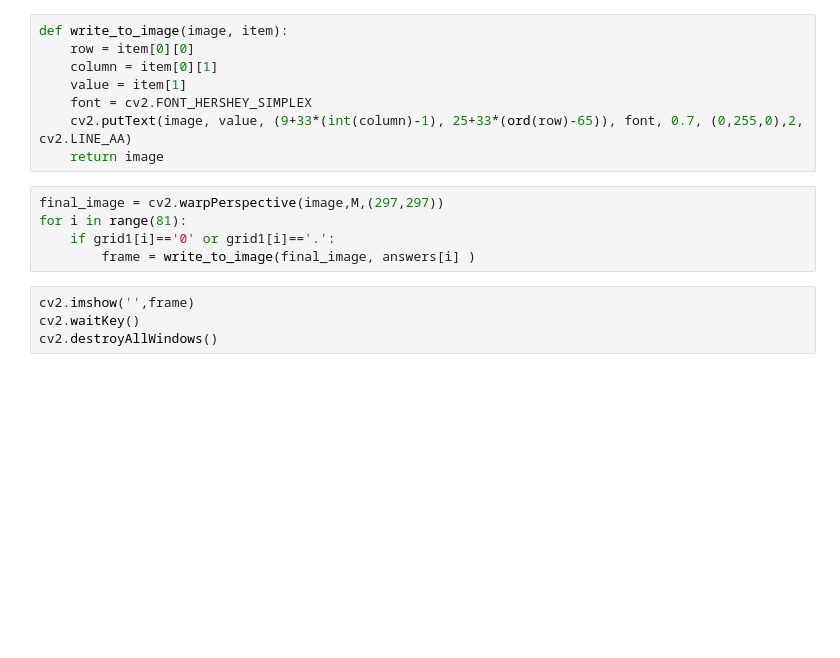
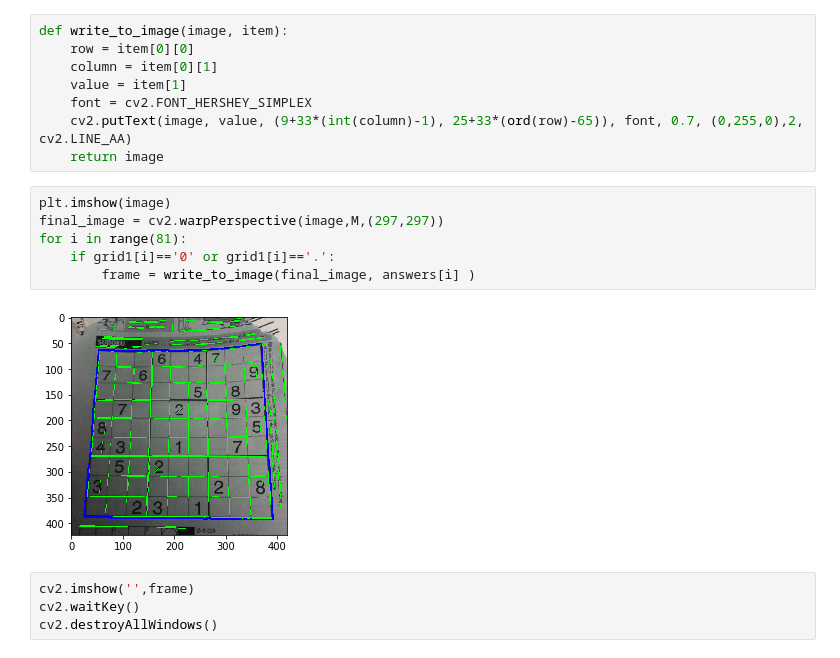
Before and after one commit to Srikanth-Kb/Sudoku-Solver, a Jupyter notebook: Sudoku Solver.ipynb, the cells around one changed output. Saved outputs shown, nothing was run; the diff lists cells and outputs as text; blank space fills up the shorter version.

```diff
--- a/Sudoku Solver.ipynb
+++ b/Sudoku Solver.ipynb
@@ -217,10 +223,13 @@ def write_to_image(image, item):
     cv2.putText(image, value, (9+33*(int(column)-1), 25+33*(ord(row)-65)), font, 0.7, (0,255,0),2, cv2.LINE_AA)
     return image
 # %%
+plt.imshow(image)
 final_image = cv2.warpPerspective(image,M,(297,297))
 for i in range(81):
     if grid1[i]=='0' or grid1[i]=='.':
         frame = write_to_image(final_image, answers[i] )
+# %% [output]
+[figure, added]
 # %%
 cv2.imshow('',frame)
 cv2.waitKey()
```
Also changed, not shown: parts of 3 cells of this notebook, 2 other files.
